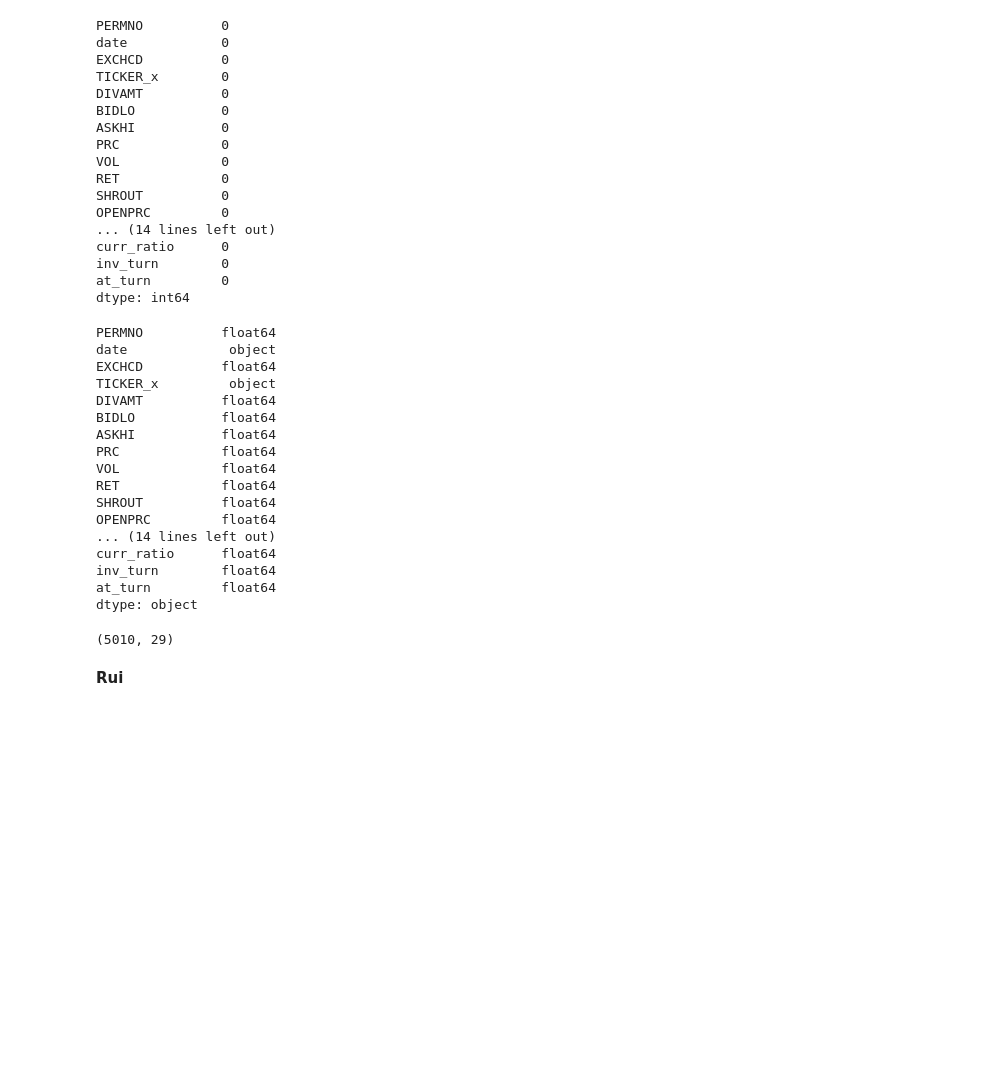
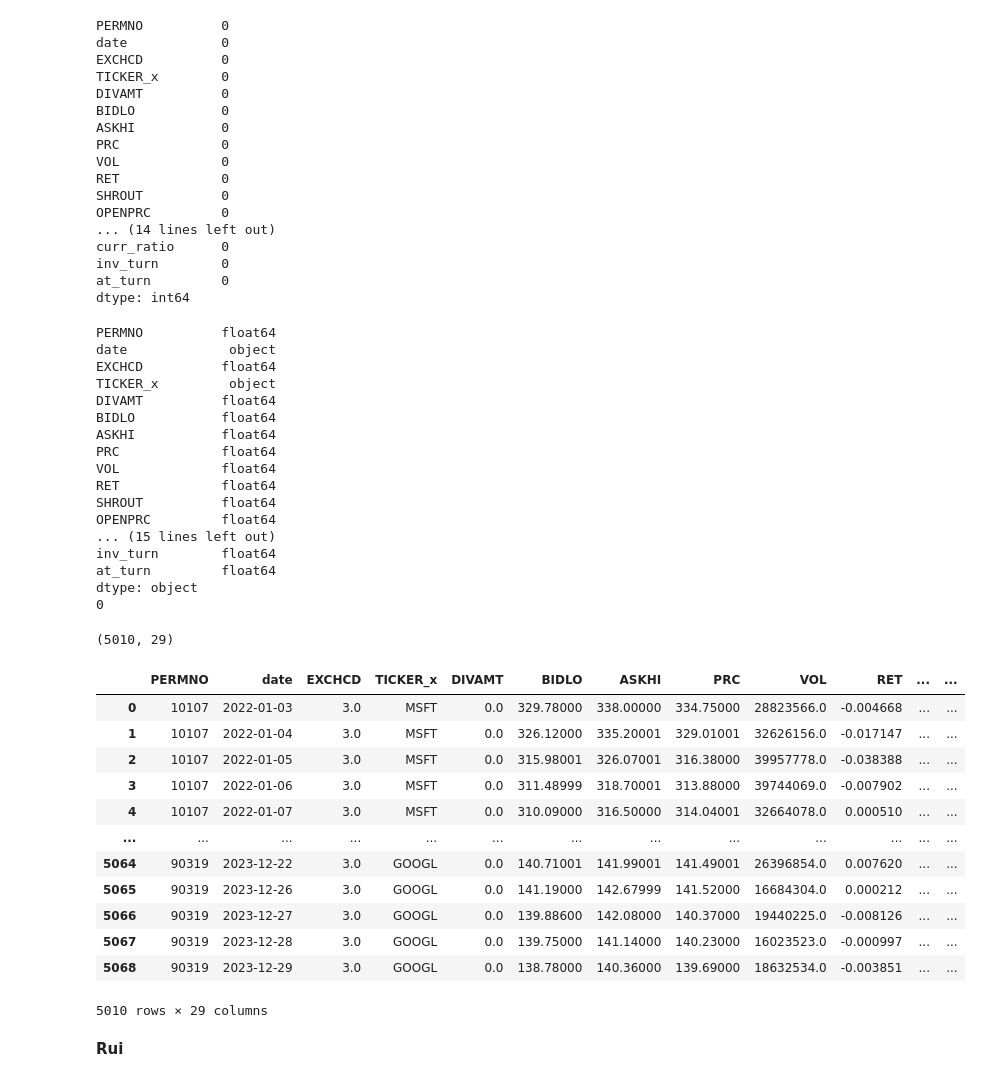
Before and after one commit to kaki1995/BA-stock-portfolio-analysis, a Jupyter notebook: Submission_Project_Codes.ipynb, the cells around one changed output. Cells and saved outputs as stored; diff of their text form; code cells hidden in the pictures; blank space fills up the shorter version.

Commit message:
Updated merged dataframe name

```diff
--- a/Submission_Project_Codes.ipynb
+++ b/Submission_Project_Codes.ipynb
@@ -152,9 +149,9 @@ financial_ratios
 240 rows × 21 columns
 # %%
 # Merge the two DataFrames using an outer join on "column to merge" column
-merged_df = pd.merge(daily_trading, financial_ratios, on='column_to_merge', how='outer')
-merged_df = merged_df.sort_values([ "column_to_merge"])
-merged_df[["column_to_merge", "quick_ratio"]]
+merged_stock_df = pd.merge(daily_trading, financial_ratios, on='column_to_merge', how='outer')
+merged_stock_df = merged_stock_df.sort_values([ "column_to_merge"])
+merged_stock_df[["column_to_merge", "quick_ratio"]]
 # %% [output]
 |  | column_to_merge | quick_ratio |
 | 0 | 10107_2022-01-03 | NaN |
@@ -199,17 +196,17 @@ columns_to_fill = [
 ]
 
 for column in columns_to_fill:
-    merged_df[column] = merged_df[column].fillna(method='bfill')
+    merged_stock_df[column] = merged_stock_df[column].fillna(method='bfill')
 
 #Fill financial_ratios manually with zero values for companies whose no records (META has no records in "inv_turn", JPM and BAC have no records in "intcov_ratio", "quick_ratio", "curr_ratio")
-merged_df.loc[merged_df['PERMNO'] == 13407, 'inv_turn'] = 0
-merged_df.loc[(merged_df['PERMNO'] == 47896) | (merged_df['PERMNO'] == 59408), ['intcov_ratio', 'quick_ratio', 'curr_ratio']] = 0
+merged_stock_df.loc[merged_stock_df['PERMNO'] == 13407, 'inv_turn'] = 0
+merged_stock_df.loc[(merged_stock_df['PERMNO'] == 47896) | (merged_stock_df['PERMNO'] == 59408), ['intcov_ratio', 'quick_ratio', 'curr_ratio']] = 0
 
 # Drop rows with missing values in specified columns due to non-trading days
 columns_to_drop_na = ['PERMNO', 'EXCHCD', 'TICKER_x', 'COMNAM', 'PERMCO', 'BIDLO', 'ASKHI', 'PRC', 'VOL', 'RET', 'SHROUT', 'OPENPRC', 'RETX']
-merged_df.dropna(subset=columns_to_drop_na, inplace=True)
+merged_stock_df.dropna(subset=columns_to_drop_na, inplace=True)
 
-merged_df.info()
+merged_stock_df.info()
 # %% [output]
 <class 'pandas.core.frame.DataFrame'>
 Index: 5010 entries, 0 to 5068
@@ -230,14 +227,14 @@ dtypes: float64(30), object(8)
 memory usage: 1.5+ MB
 # %%
 # Fill missing values in 'DIVAMT' and 'NUMTRD' columns with 0
-merged_df['DIVAMT'].fillna(0, inplace=True)
-merged_df['NUMTRD'].fillna(0, inplace=True)
+merged_stock_df['DIVAMT'].fillna(0, inplace=True)
+merged_stock_df['NUMTRD'].fillna(0, inplace=True)
 
 #Drop unnessary columns: gvkey, permno, adate, qdate, TICKER_y
-merged_droped_df = merged_df.drop(['gvkey', 'permno', 'PERMCO','COMNAM', 'adate', 'qdate', 'public_date','TICKER_y', 'column_to_merge'], axis=1)
+merged_stock_df = merged_stock_df.drop(['gvkey', 'permno', 'PERMCO','COMNAM', 'adate', 'qdate', 'public_date','TICKER_y', 'column_to_merge'], axis=1)
 
 # Verify if missing values are dropped
-print(merged_droped_df.isnull().sum())
+print(merged_stock_df.isnull().sum())
 # %% [output]
 PERMNO          0
 date            0
@@ -258,13 +255,15 @@ at_turn         0
 dtype: int64
 # %%
 # Check data types of all columns
-print(merged_droped_df.dtypes)
+print(merged_stock_df.dtypes)
 
 #Convert into correct datatypes:
-merged_droped_df['PERMNO'] = merged_droped_df['PERMNO'].astype(int)
-merged_droped_df['date'] = pd.to_datetime(merged_droped_df['date'])
+merged_stock_df['PERMNO'] = merged_stock_df['PERMNO'].astype(int)
+merged_stock_df['date'] = pd.to_datetime(merged_stock_df['date'])
 
 #Check duplicates
+duplicates = merged_stock_df.duplicated()
+print(duplicates.sum())
 # %% [output]
 PERMNO          float64
 date             object
@@ -278,9 +277,9 @@ VOL             float64
 RET             float64
 SHROUT          float64
 OPENPRC         float64
-... (14 lines left out)
-curr_ratio      float64
+... (15 lines left out)
 inv_turn        float64
 at_turn         float64
 dtype: object
+0
 # %%
@@ -288,4 +287,20 @@ merged_droped_df.shape
 # %% [output]
 (5010, 29)
+# %%
+merged_stock_df
+# %% [output]
+|  | PERMNO | date | EXCHCD | TICKER_x | DIVAMT | BIDLO | ASKHI | PRC | VOL | RET | ... | ... |
+| 0 | 10107 | 2022-01-03 | 3.0 | MSFT | 0.0 | 329.78000 | 338.00000 | 334.75000 | 28823566.0 | -0.004668 | ... | ... |
+| 1 | 10107 | 2022-01-04 | 3.0 | MSFT | 0.0 | 326.12000 | 335.20001 | 329.01001 | 32626156.0 | -0.017147 | ... | ... |
+| 2 | 10107 | 2022-01-05 | 3.0 | MSFT | 0.0 | 315.98001 | 326.07001 | 316.38000 | 39957778.0 | -0.038388 | ... | ... |
+| 3 | 10107 | 2022-01-06 | 3.0 | MSFT | 0.0 | 311.48999 | 318.70001 | 313.88000 | 39744069.0 | -0.007902 | ... | ... |
+| 4 | 10107 | 2022-01-07 | 3.0 | MSFT | 0.0 | 310.09000 | 316.50000 | 314.04001 | 32664078.0 | 0.000510 | ... | ... |
+| ... | ... | ... | ... | ... | ... | ... | ... | ... | ... | ... | ... | ... |
+| 5064 | 90319 | 2023-12-22 | 3.0 | GOOGL | 0.0 | 140.71001 | 141.99001 | 141.49001 | 26396854.0 | 0.007620 | ... | ... |
+| 5065 | 90319 | 2023-12-26 | 3.0 | GOOGL | 0.0 | 141.19000 | 142.67999 | 141.52000 | 16684304.0 | 0.000212 | ... | ... |
+| 5066 | 90319 | 2023-12-27 | 3.0 | GOOGL | 0.0 | 139.88600 | 142.08000 | 140.37000 | 19440225.0 | -0.008126 | ... | ... |
+| 5067 | 90319 | 2023-12-28 | 3.0 | GOOGL | 0.0 | 139.75000 | 141.14000 | 140.23000 | 16023523.0 | -0.000997 | ... | ... |
+| 5068 | 90319 | 2023-12-29 | 3.0 | GOOGL | 0.0 | 138.78000 | 140.36000 | 139.69000 | 18632534.0 | -0.003851 | ... | ... |
+5010 rows × 29 columns
 # %%
 #Convert clean dataframe into csv file
```
Also changed, not shown: parts of 6 cells of this notebook.
